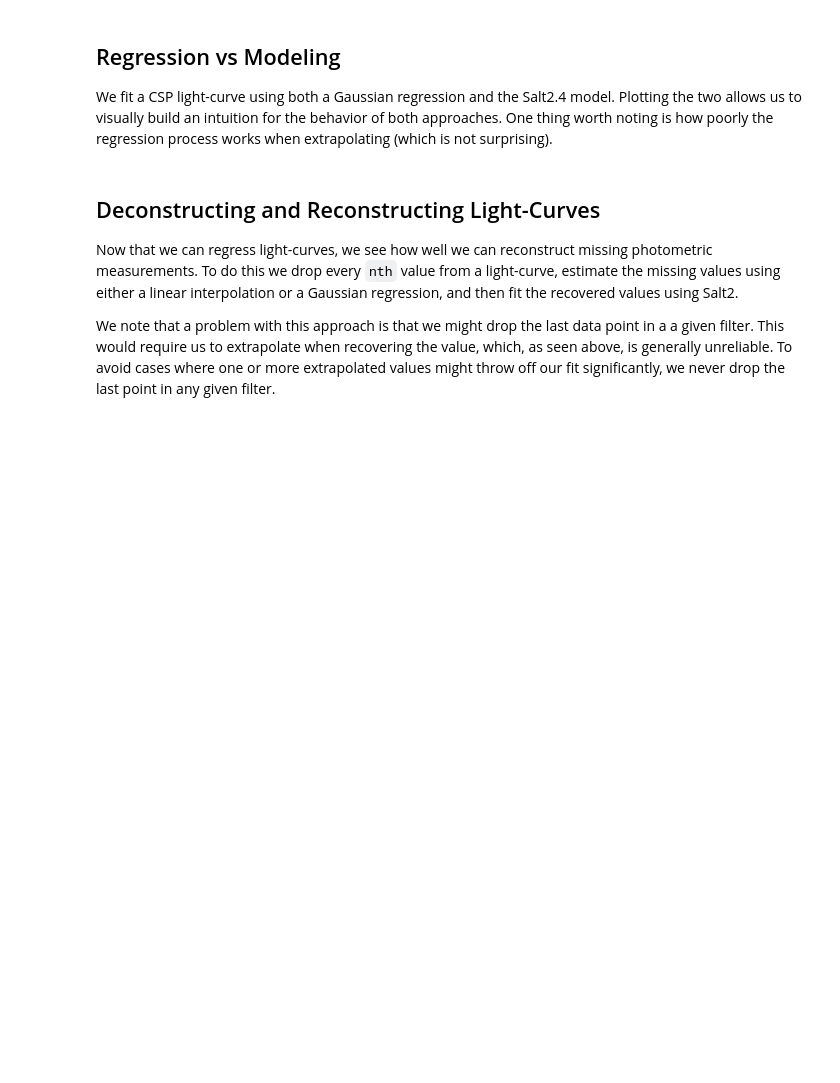
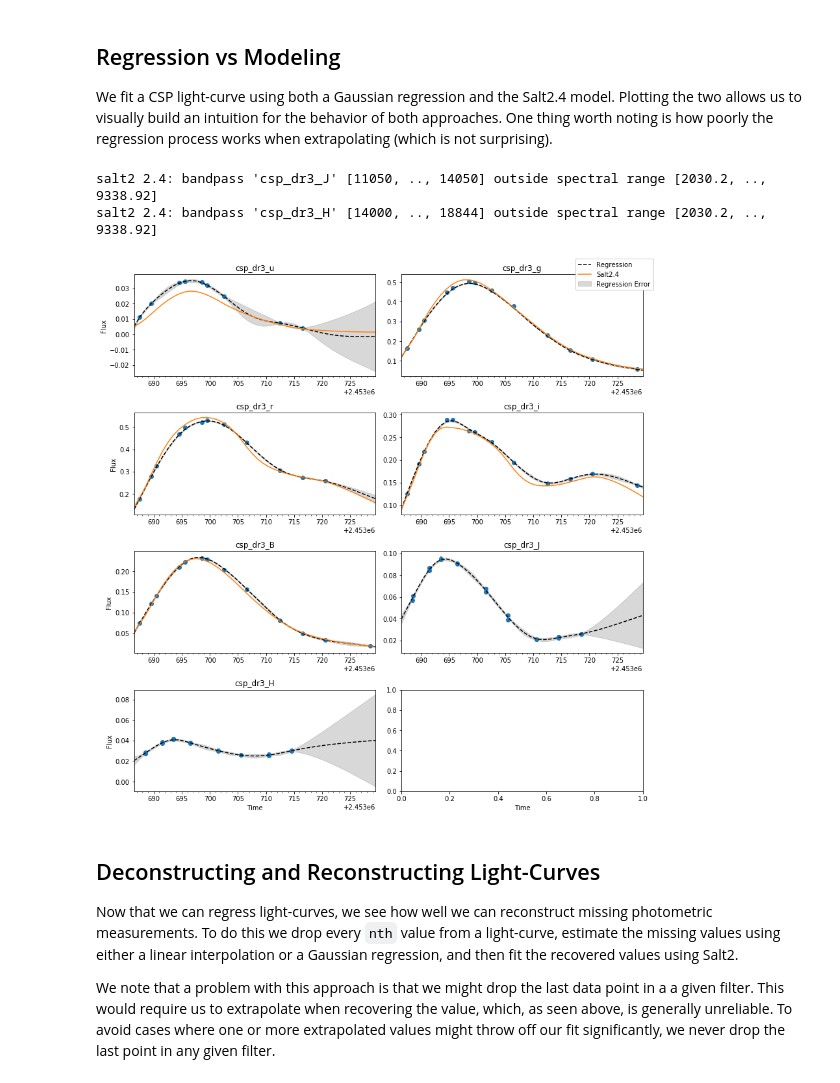
Before and after one commit to djperrefort/lc_reconstruction, a Jupyter notebook: interpolation_demo.ipynb, the cells around one changed output. Cells and saved outputs as stored; diff of their text form; code cells hidden in the pictures; blank space fills up the shorter version.

```diff
--- a/interpolation_demo.ipynb
+++ b/interpolation_demo.ipynb
@@ -38,7 +38,12 @@ dr3.download_module_data()
 dr3.register_filters(force=True)
 
 # A Salt2.4 model
-salt2 = sncosmo.Model(sncosmo.get_source('salt2', version='2.4'))
+dust = sncosmo.CCM89Dust()
+salt2 = sncosmo.Model(source='salt2',
+                      effects=[dust],
+                      effect_names=['mw'],
+                      effect_frames=['obs'])
+
 
 print('The DR3 data set:')
 dr3.load_table(1)[:10]
@@ -187,31 +208,38 @@ def plot_sncosmo_flux(time, bands, fitted_model, axes=None, **kwargs):
     return fig, axes
 # %%
 # Pick a CSP target to use in demo plots
-demo_id = '2005kc'
+demo_id = '2005kc'  # 2004ef is another good example
 demo_data = dr3.get_data_for_id(demo_id)
 
 bands = ['csp_dr3_' + b for b in 'ugriBJH']
 
 # Fit a gaussian regression
 gp = lc_regression.fit_gaussian_process(demo_data)
 time = np.arange(min(demo_data['time']) - 1, max(demo_data['time']) + 1)
 gp_flux, gp_unc = lc_regression.predict_light_curve(gp, bands, time)
 
 # Fit salt2
-salt2.set(z=demo_data.meta['z'])
-salt2.set(t0=utils.get_csp_t0(demo_id))
+salt2.set(
+    z=demo_data.meta['z'],
+    t0=utils.get_csp_t0(demo_id),
+    mwebv=utils.get_csp_ebv(demo_id)
+)
 fit_result, fitted_model = sncosmo.fit_lc(demo_data, salt2, ['x0', 'x1', 'c'])
 
 # Plot modeled flux
 fig, axes = plot_regression(demo_data, time, bands, gp_flux, gp_unc)
 plot_sncosmo_flux(time, bands, fitted_model, axes, label='Salt2.4')
 scatter_lc(demo_data, bands, axes=axes)
 
 handles, labels = axes[0, 0].get_legend_handles_labels()
 by_label = dict(zip(labels, handles))
 fig.legend(by_label.values(), by_label.keys(), framealpha=1)
 
 plt.tight_layout()
+# %% [output]
+salt2 2.4: bandpass 'csp_dr3_J' [11050, .., 14050] outside spectral range [2030.2, .., 9338.92]
+salt2 2.4: bandpass 'csp_dr3_H' [14000, .., 18844] outside spectral range [2030.2, .., 9338.92]
+[figure, added]
 # %% [markdown]
 ## Deconstructing and Reconstructing Light-Curves <a id='deconstructing'></a>
 
```
Also changed, not shown: parts of 6 cells of this notebook.
